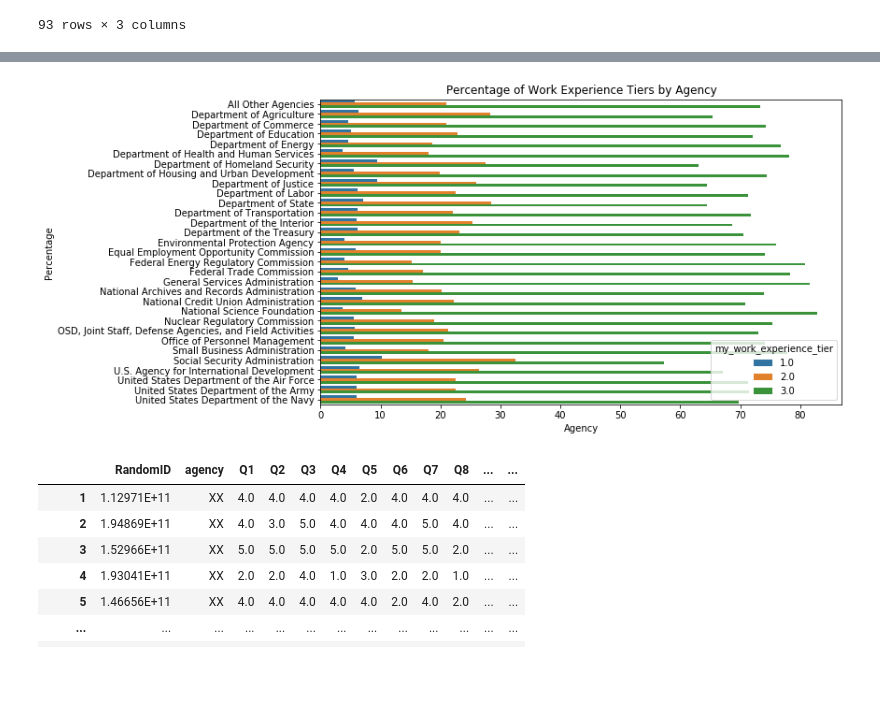
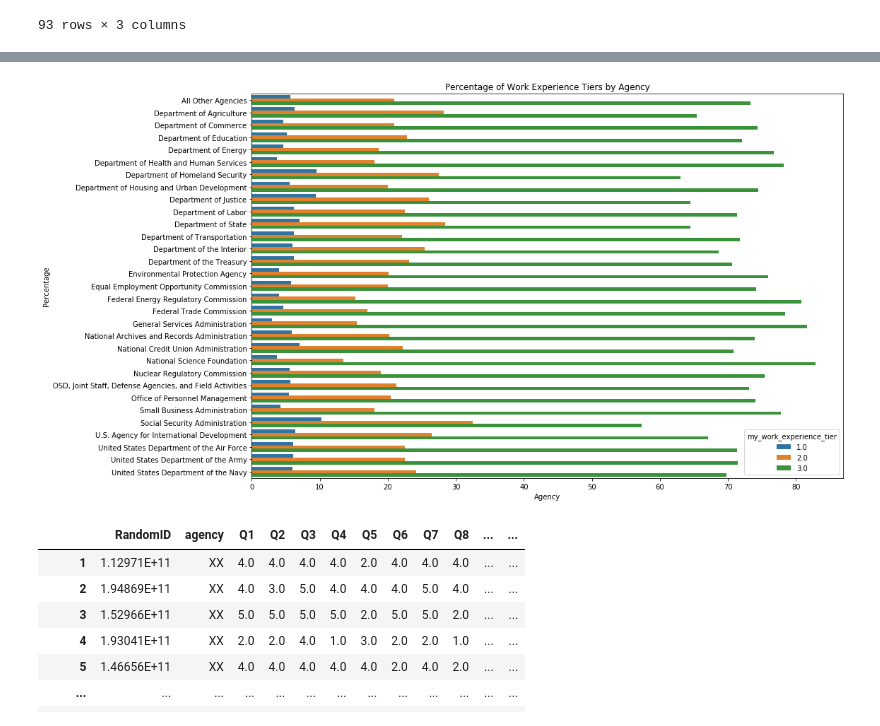
Before and after one commit to aaron-hollinger/federal_employee_job_satisfaction, a Jupyter notebook: notebooks/capstone.ipynb, the cells around one changed output, grey strips where cells are left out. Saved outputs shown, nothing was run; the diff lists cells and outputs as text; code cells hidden in the pictures; blank space fills up the shorter version.

```diff
--- a/notebooks/capstone.ipynb
+++ b/notebooks/capstone.ipynb
@@ -201,16 +183,16 @@ my_work_experience_tier_counts
 # %%
-plt.figure(figsize=(10, 6))
+plt.figure(figsize=(15, 10))
 sns.barplot(x='percentage', y='AGENCY', hue='my_work_experience_tier', data=my_work_experience_tier_counts)
 
 # Add labels and title
 plt.xlabel('Agency')
 plt.ylabel('Percentage')
 plt.title('Percentage of Work Experience Tiers by Agency')
 
 # Show the plot
 plt.show()
 # %% [output]
-[figure, old version]
+[figure, new version]
 # %%
 my_work_experience_tier_counts.to_clipboard()
 # %%
```
Also changed, not shown: parts of 12 cells of this notebook.
